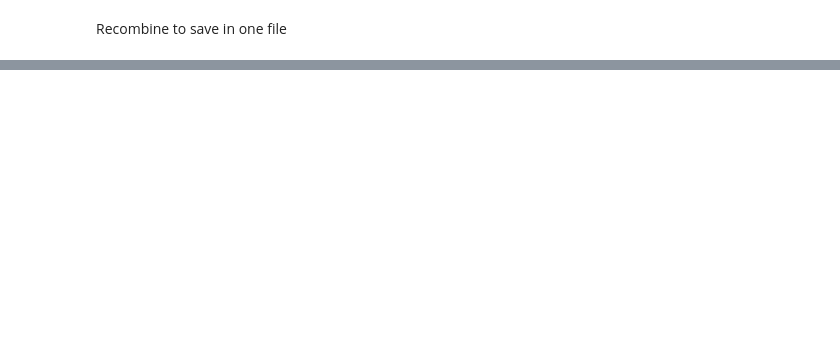
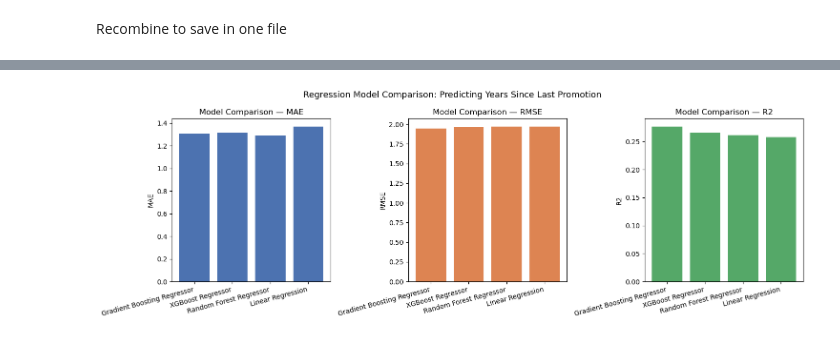
Before and after one commit to haripriya0209-star/Employee_Attrition_Prediction, a Jupyter notebook: attrition.ipynb, the cells around one changed output, grey strips where cells are left out. Cells and saved outputs as stored; diff of their text form; code cells hidden in the pictures; blank space fills up the shorter version.

```diff
--- a/attrition.ipynb
+++ b/attrition.ipynb
@@ -515,0 +835,19 @@ y=df_modeled['Attrition']#target
+# %%
+
+from sklearn.model_selection import train_test_split
+from sklearn.preprocessing import StandardScaler
+
+X_promotion_train, X_promotion_test, y_promotion_train, y_promotion_test = train_test_split(
+    X_promotion, y_promotion, test_size=0.2, random_state=42
+)
+
+# Scale features so all columns are on the same range
+# fit_transform on train → learns the scale from train data
+# transform only on test → applies the same scale (no data leakage)
+scaler = StandardScaler()
+X_promotion_train_scaled = scaler.fit_transform(X_promotion_train)
+X_promotion_test_scaled  = scaler.transform(X_promotion_test)
+
+print("Train size:", X_promotion_train.shape[0])
+print("Test  size:", X_promotion_test.shape[0])
+print("Features  :", X_promotion_train.shape[1])
@@ -515,0 +916,18 @@ y=df_modeled['Attrition']#target
+# %%
+# Compare models visually
+fig, axes = plt.subplots(1, 3, figsize=(15, 5))
+
+metrics = ['MAE', 'RMSE', 'R2']
+colors  = ['#4C72B0', '#DD8452', '#55A868']
+
+for i, metric in enumerate(metrics):
+    axes[i].bar(results_df['Model'], results_df[metric], color=colors[i])
+    axes[i].set_title(f'Model Comparison — {metric}')
+    axes[i].set_xticklabels(results_df['Model'], rotation=15, ha='right')
+    axes[i].set_ylabel(metric)
+
+plt.suptitle('Regression Model Comparison: Predicting Years Since Last Promotion', fontsize=13)
+plt.tight_layout()
+plt.show()
+# %% [output]
+[figure, added]
```
Also changed, not shown: parts of 51 cells of this notebook.
